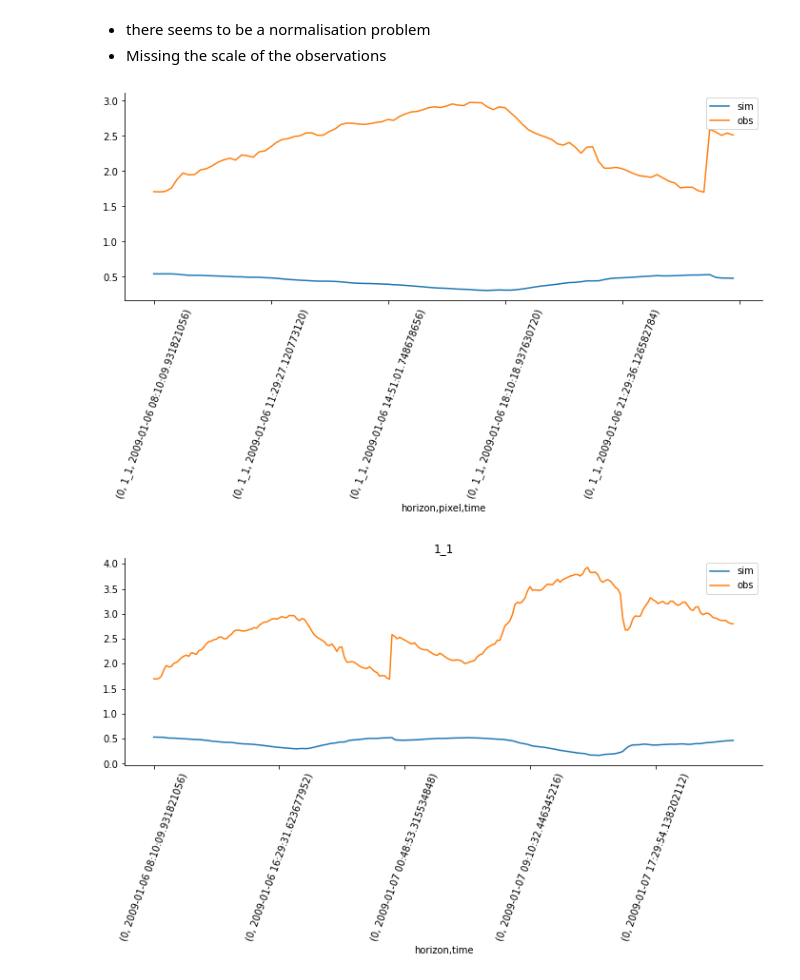
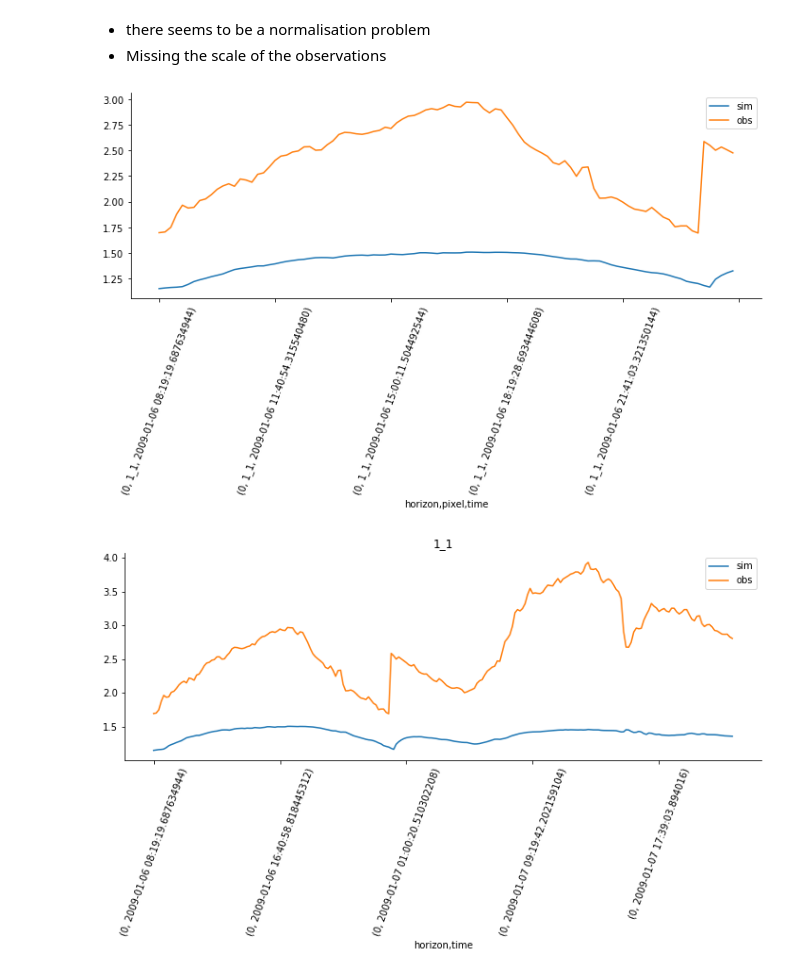
Before and after one commit to tommylees112/spatio_temporal, a Jupyter notebook: notebooks/jena_weather.ipynb, the cells around one changed output. Drawn from its saved outputs; the diff is of its cells as text; code cells hidden in the pictures.

```diff
--- a/notebooks/jena_weather.ipynb
+++ b/notebooks/jena_weather.ipynb
@@ -36,11 +36,21 @@ ds = load_test_jena_data_as_dataset(base_dir / "data")
 # Load in config file
 # %%
 cfg = Config(base_dir / "tests/testconfigs/jena.yml")
-cfg._cfg["n_epochs"] = 2
+cfg._cfg["n_epochs"] = 10
 cfg._cfg["autoregressive"] = True
-cfg._cfg["horizon"] = 1
+cfg._cfg["horizon"] = 2
 cfg._cfg["seq_length"] = 48
 cfg._cfg["scheduler"] = "cycle"
+
+#  NOTE: this means we are testing on the train period!
+# Swap test, train periods
+# test_start = cfg._cfg["test_start_date"]
+# test_end = cfg._cfg["test_end_date"]
+# cfg._cfg["test_start_date"] = cfg._cfg["train_start_date"]
+# cfg._cfg["test_end_date"] = cfg._cfg["train_end_date"]
+
+# cfg._cfg["train_start_date"] = test_start
+# cfg._cfg["train_end_date"] = test_end
 cfg
 # %% [output]
 {'autoregressive': True,
@@ -117,7 +150,7 @@ assert np.allclose(true_mean.flatten(), calc_mean.flatten())
 # The output forecasts!
 # %%
 xr_path = sorted(list(cfg.run_dir.glob("*.nc")))[-1]
-ds = xr.open_dataset(xr_path).drop(["horizon"])
-ds
+preds = xr.open_dataset(xr_path).drop(["horizon"])
+preds
 # %% [output]
 <xarray.Dataset>
@@ -135,22 +168,22 @@ Data variables:
 # %%
 # .sel(time=slice("2015-01-01", "2015-02-01"))
 f, ax = plt.subplots(figsize=(12, 4))
-ds.isel(time=slice(0, 100)).to_dataframe().plot(ax=ax)
+preds.isel(time=slice(0, 100)).to_dataframe().plot(ax=ax)
 
 # artificial improvement
 # ((ds.isel(time=slice(0, 100)).to_dataframe()["sim"] ** 6)).plot(ax=ax)
 
 plt.xticks(rotation=70);
 sns.despine()
 # %% [output]
-[figure, old version]
+[figure, new version]
 # %%
 # .sel(time=slice("2015-01-01", "2015-02-01"))
 f, ax = plt.subplots(figsize=(12, 4))
-pixel = np.random.choice(ds.pixel.values)
-ds.sel(pixel=pixel).to_dataframe().plot(ax=ax)
+pixel = np.random.choice(preds.pixel.values)
+preds.sel(pixel=pixel).to_dataframe().plot(ax=ax)
 ax.set_title(pixel)
 plt.xticks(rotation=70);
 sns.despine()
 # %% [output]
-[figure, old version]
+[figure, new version]
```
Also changed, not shown: parts of 9 cells of this notebook, 8 other files.
